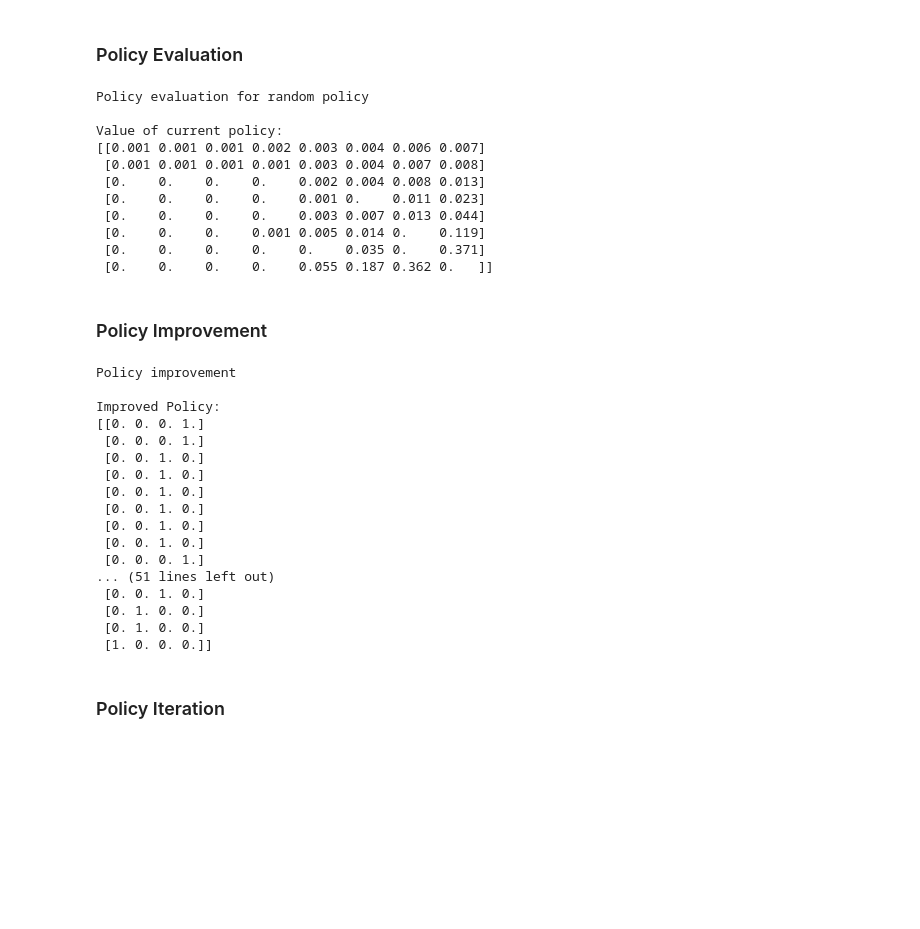
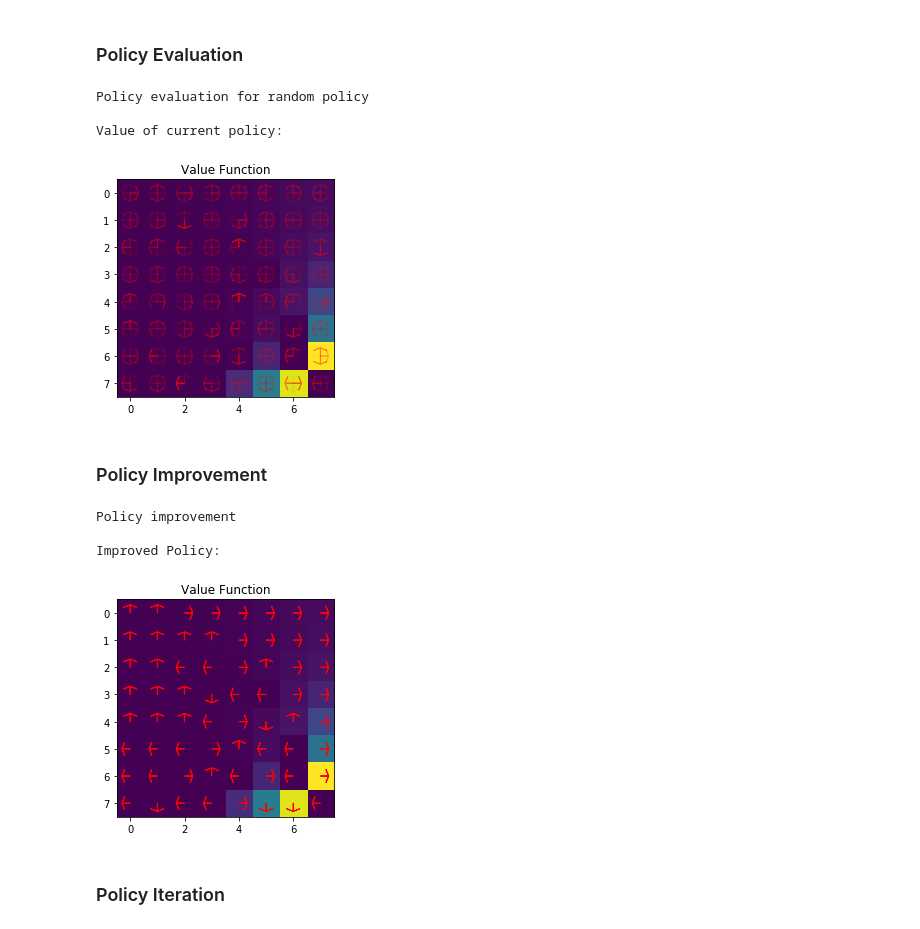
Before and after one commit to rllab-snu/Deep-Reinforcement-Learning, a Jupyter notebook: codes/week02/policy_iteration.ipynb, the cells around one changed output. Drawn from its saved outputs; the diff is of its cells as text; code cells hidden in the pictures; blank space fills up the shorter version.

```diff
--- a/codes/week02/policy_iteration.ipynb
+++ b/codes/week02/policy_iteration.ipynb
@@ -82,44 +102,53 @@ def policy_evaluation(env, policy, gamma = 0.99, epsilon = 1e-6):
 
     # Extract environment information
     obs_space = env.observation_space
     n_state = obs_space.n
     P = env.unwrapped.P
 
     # Random initial
     v = np.random.uniform(size=(n_state,1))
 
     while True:
         v_prime = np.zeros((n_state,))
         for s in P.keys(): # For all states s, update v(s)
             for a in P[s].keys(): # For all actions a
                 for prob, next_s, reward, done in P[s][a]: # For all possible transitions (s,a,s')
                     v_prime[s] += (reward + gamma*v[next_s])*prob*policy[s][a]
 
         dist = np.max(np.abs(v-v_prime))
         v = v_prime
         if dist < epsilon:
             break
     return v
 
+def plot_results(policy, value): # For visualization
+    plt.figure(num=0)
+    plt.imshow(np.reshape(value,(8,8)))
+    plt.title("Value Function")
+    arr_len = 0.2
+    for i in range(8):
+        for j in range(8):
+            s = i*8+j
+            if policy[s][0]> 0:
+                plt.arrow(j,i,-arr_len,0,color="r",alpha=policy[s][0],width=0.01,head_width=0.5,head_length=0.1,overhang=1)
+            if policy[s][1]> 0:
+                plt.arrow(j,i,0,arr_len,color="r",alpha=policy[s][1],width=0.01,head_width=0.5,head_length=0.1,overhang=1)
+            if policy[s][2]> 0:
+                plt.arrow(j,i,arr_len,0,color="r",alpha=policy[s][2],width=0.01,head_width=0.5,head_length=0.1,overhang=1)
+            if policy[s][3]> 0:
+                plt.arrow(j,i,0,-arr_len,color="r",alpha=policy[s][3],width=0.01,head_width=0.5,head_length=0.1,overhang=1)
+    plt.show()
+
 if __name__ == '__main__':
     print('Policy evaluation for random policy\n')
     value = policy_evaluation(env, policy, gamma = 0.99, epsilon = 1e-6)
-    value_map = np.reshape(value,[8,8])
     print('Value of current policy:')
-    np.set_printoptions(precision=3,suppress=True)
-    print(value_map)
+    plot_results(policy, value)
 # %% [output]
 Policy evaluation for random policy
 
 Value of current policy:
-[[0.001 0.001 0.001 0.002 0.003 0.004 0.006 0.007]
- [0.001 0.001 0.001 0.001 0.003 0.004 0.007 0.008]
- [0.    0.    0.    0.    0.002 0.004 0.008 0.013]
- [0.    0.    0.    0.    0.001 0.    0.011 0.023]
- [0.    0.    0.    0.    0.003 0.007 0.013 0.044]
- [0.    0.    0.    0.001 0.005 0.014 0.    0.119]
- [0.    0.    0.    0.    0.    0.035 0.    0.371]
- [0.    0.    0.    0.    0.055 0.187 0.362 0.   ]]
+[figure, added]
 # %% [markdown]
 ### Policy Improvement
 # %%
@@ -130,10 +159,10 @@ def policy_improvement(env, v, gamma = 0.99):
     n_act = act_space.n
     q = np.zeros((n_state,n_act))
 
-    for s in P.keys():
-        for a in P[s].keys():
+    for s in P.keys():# For all states s,
+        for a in P[s].keys():# For all actions a
             for prob, next_s, reward, done in P[s][a]:
-                q[s,a] += (reward + gamma*v[next_s])*prob
+                q[s,a] += (reward + gamma*v[next_s])*prob # Compute q[s,a] from v[s'], keep adding r[s,a,s']+gamma*v[s'] for all transition
 
     policy = np.zeros((n_state,n_act))
     policy[np.arange(n_state),np.argmax(q,axis=1)] = 1
@@ -144,25 +173,12 @@ if __name__ == '__main__':
     print('Policy improvement\n')
     policy = policy_improvement(env, value)
     print('Improved Policy:')
-    print(policy)
+    plot_results(policy, value)
 # %% [output]
 Policy improvement
 
 Improved Policy:
-[[0. 0. 0. 1.]
- [0. 0. 0. 1.]
- [0. 0. 1. 0.]
- [0. 0. 1. 0.]
- [0. 0. 1. 0.]
- [0. 0. 1. 0.]
- [0. 0. 1. 0.]
- [0. 0. 1. 0.]
- [0. 0. 0. 1.]
-... (51 lines left out)
- [0. 0. 1. 0.]
- [0. 1. 0. 0.]
- [0. 1. 0. 0.]
- [1. 0. 0. 0.]]
+[figure, added]
 # %% [markdown]
 ### Policy Iteration
 # %%
```
Also changed, not shown: parts of 6 cells of this notebook.
